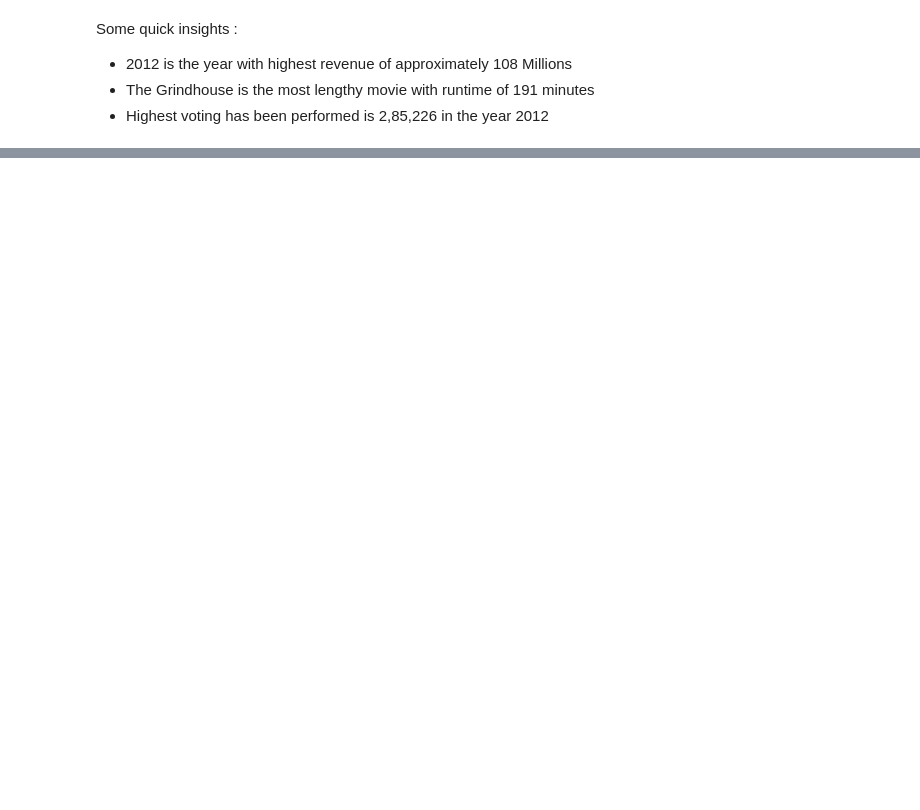
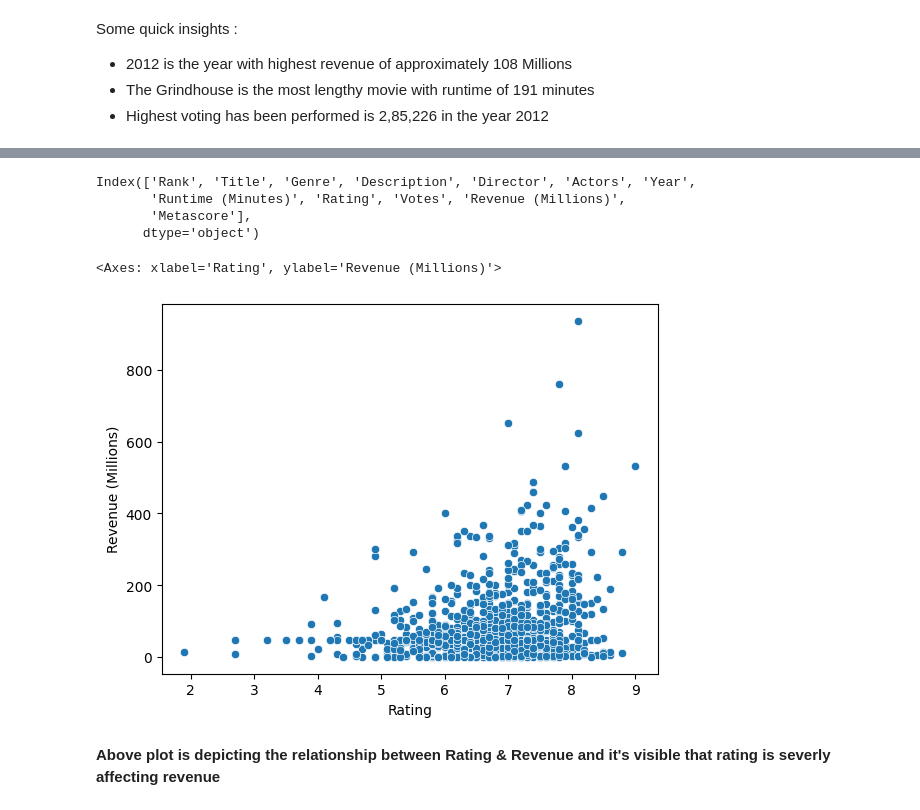
Before and after one commit to jigarsiddhpura/IMDB-Python-EDA, a Jupyter notebook: IMDB.ipynb, the cells around one changed output, grey strips where cells are left out. Cells and saved outputs as stored; diff of their text form; code cells hidden in the pictures; blank space fills up the shorter version.

```diff
--- a/IMDB.ipynb
+++ b/IMDB.ipynb
@@ -296,0 +377,16 @@ Some quick insights :
+# %%
+df.columns
+# %% [output]
+Index(['Rank', 'Title', 'Genre', 'Description', 'Director', 'Actors', 'Year',
+       'Runtime (Minutes)', 'Rating', 'Votes', 'Revenue (Millions)',
+       'Metascore'],
+      dtype='object')
+# %%
+# Does the rating affect the revenue
+
+sns.scatterplot(x='Rating',y='Revenue (Millions)',data=df,palette='muted')
+# %% [output]
+<Axes: xlabel='Rating', ylabel='Revenue (Millions)'>
+[figure, added]
+# %% [markdown]
+**Above plot is depicting the relationship between Rating & Revenue and it's visible that rating is severly affecting revenue**
```
Also changed, not shown: parts of 15 cells of this notebook.
